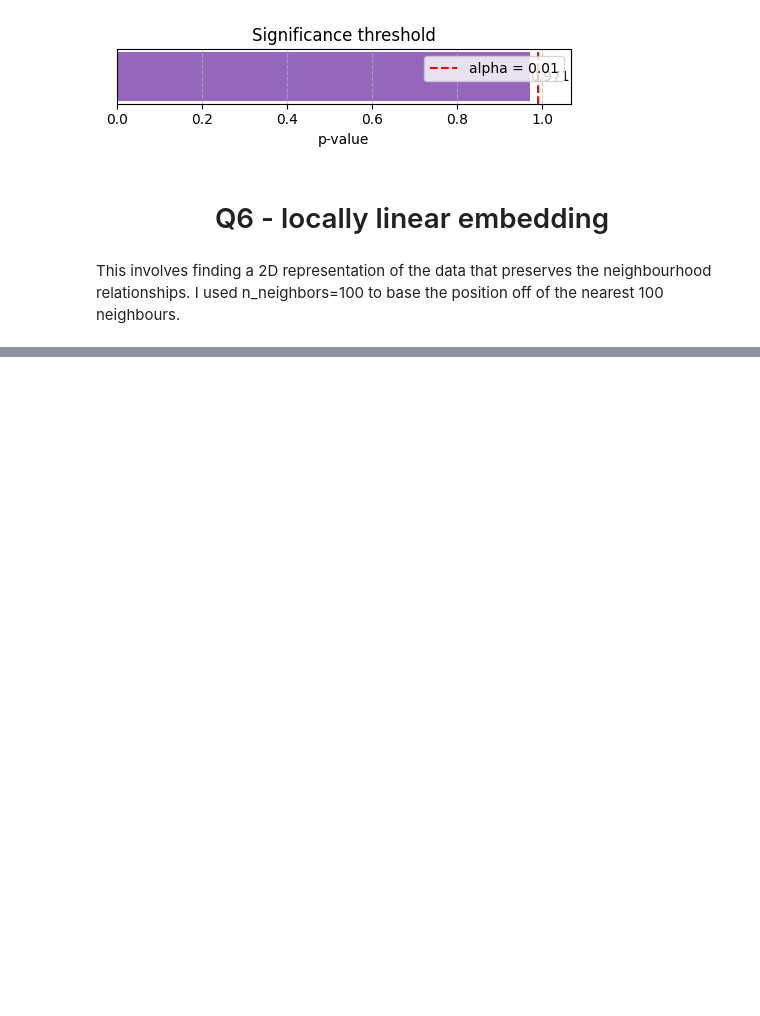
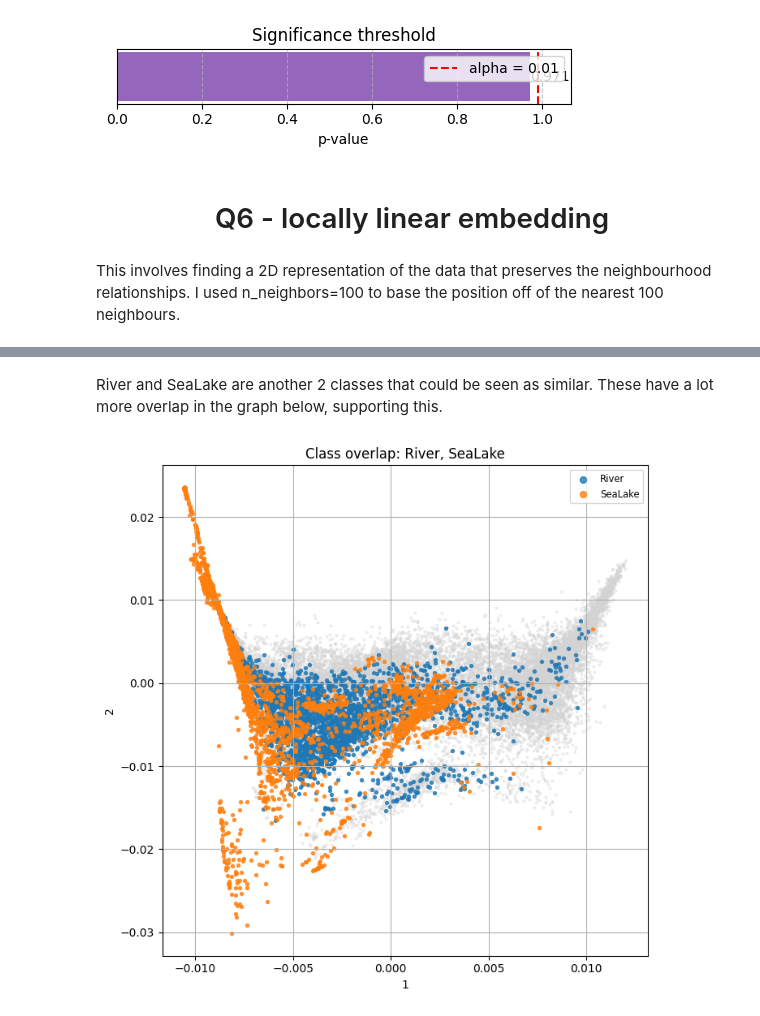
Before and after one commit to arjy143/CW-Earth-Classifier, a Jupyter notebook: coc131_cw_notebook.ipynb, the cells around one changed output, grey strips where cells are left out. Saved outputs shown, nothing was run; the diff lists cells and outputs as text; code cells hidden in the pictures; blank space fills up the shorter version.

```diff
--- a/coc131_cw_notebook.ipynb
+++ b/coc131_cw_notebook.ipynb
@@ -556,41 +521,18 @@ plt.show()
 # %%
 def plot_class_overlap(embedding, labels, class_names, focus_classes):
-    """
-    embedding:     (N,2) array from q6 (e.g. embedding_results)
-    labels:        (N,) int array of class indices (coc131.y)
-    class_names:   list of all names in order
-    focus_classes: list of class-names you want to highlight
-    """
-    # Map names to indices
-    name_to_idx = {n:i for i,n in enumerate(class_names)}
-    focus_idxs  = [name_to_idx[n] for n in focus_classes]
+    name_to_index = {n:i for i,n in enumerate(class_names)}
+    focus_indices  = [name_to_index[n] for n in focus_classes]
+    plt.figure(figsize=(7,7))
+    mask_other = ~np.isin(labels, focus_indices)
+    plt.scatter(embedding[mask_other,0], embedding[mask_other,1], c='lightgray', s=4, alpha=0.3, label='_nolegend_')
 
-    plt.figure(figsize=(7,7))
-    # Plot unfocused classes in light grey
-    mask_other = ~np.isin(labels, focus_idxs)
-    plt.scatter(
-        embedding[mask_other,0],
-        embedding[mask_other,1],
-        c='lightgray',
-        s=4,
-        alpha=0.3,
-        label='_nolegend_'
-    )
-
-    # Plot each focused class in its own color
-    for idx in focus_idxs:
-        cls_mask = labels == idx
-        plt.scatter(
-            embedding[cls_mask,0],
-            embedding[cls_mask,1],
-            s=8,
-            alpha=0.8,
-            label=class_names[idx]
-        )
+    for index in focus_indices:
+        cls_mask = labels == index
+        plt.scatter(embedding[cls_mask,0], embedding[cls_mask,1], s=8, alpha=0.8, label=class_names[index])
 
     plt.title(f"Class overlap: {', '.join(focus_classes)}")
-    plt.xlabel("Component 1")
-    plt.ylabel("Component 2")
+    plt.xlabel("1")
+    plt.ylabel("2")
     plt.legend(markerscale=2, fontsize='small', loc='best')
     plt.grid(True)
     plt.tight_layout()
@@ -606,0 +546,6 @@ plot_class_overlap(
+# %% [markdown]
+River and SeaLake are another 2 classes that could be seen as similar. These have a lot more overlap in the graph below, supporting this.
+# %%
+plot_class_overlap(embedding_results, coc131.y, class_names, focus_classes=["River", "SeaLake"])
+# %% [output]
+[figure, added]
```
Also changed, not shown: parts of 9 cells of this notebook.
